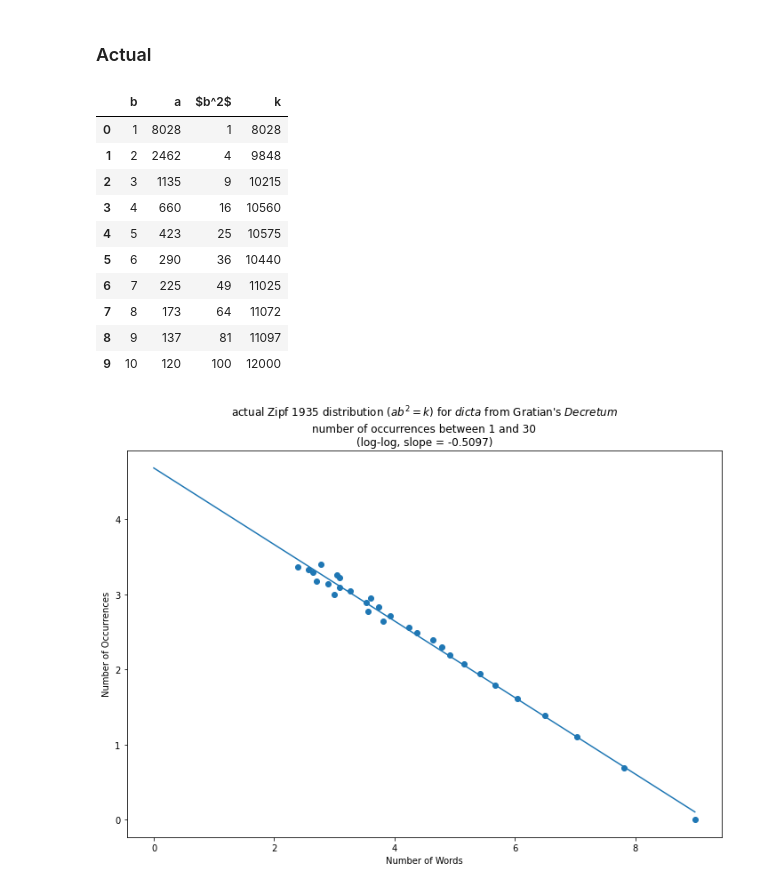
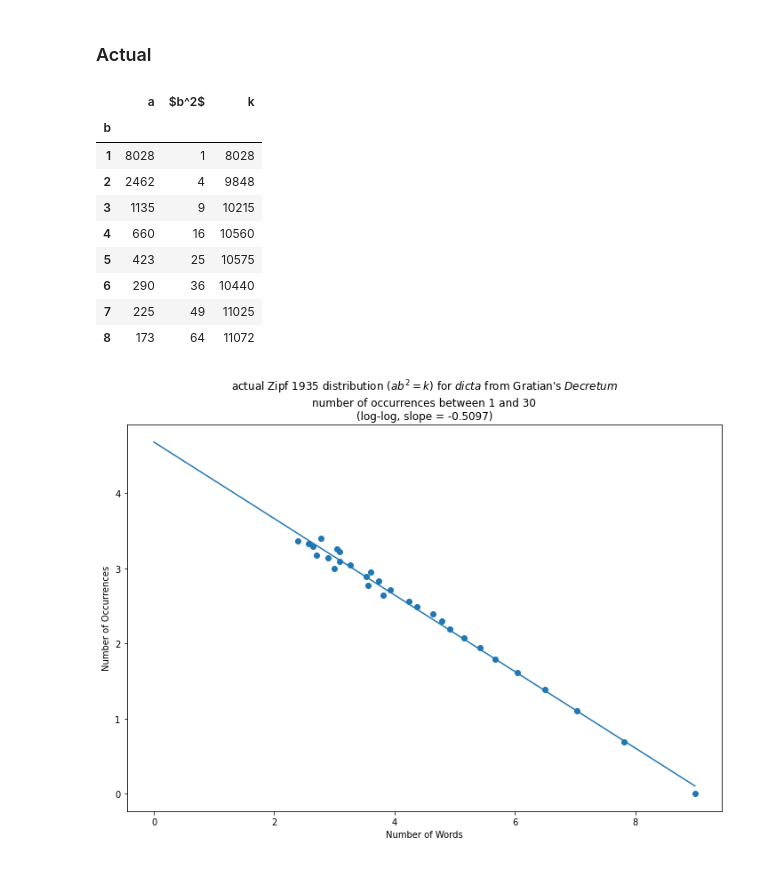
Before and after one commit to decretist/Dissertation, a Jupyter notebook: Notebooks/Zipf/Zipf35.ipynb, the cells around one changed output. Saved outputs shown, nothing was run; the diff lists cells and outputs as text; code cells hidden in the pictures.

Commit message:
Update Zipf 1935 notebook and section

```diff
--- a/Notebooks/Zipf/Zipf35.ipynb
+++ b/Notebooks/Zipf/Zipf35.ipynb
@@ -136,28 +147,29 @@ def zipf_1935_actual(features, limit):
 # %%
 import pandas as pd
 
 samples = ['Gratian0', 'Gratian1', 'dePen', 'Gratian2']
 features = get_features(samples)
-limit = 30 # Figure_Zy
-# limit = len(features) # Figure_Zz
-data_points = zipf_1935_actual(features, limit)
+data_points = zipf_1935_actual(features, 30) # Figure_Zy
 words, occurrences = zip(*data_points)
 df = pd.DataFrame({'b': pd.Series(list(occurrences)), 'a': pd.Series(list(words))})
 df['$b^2$'] = df['b'] ** 2
 df['k'] = df['a'] * df['$b^2$']
-df.head(10)
+df.set_index('b', inplace = True)
+f = open('./table.md', 'w')
+f.write(df.to_markdown())
+f.close()
+df.head(8)
 # %% [output]
-|  | b | a | $b^2$ | k |
-| 0 | 1 | 8028 | 1 | 8028 |
-| 1 | 2 | 2462 | 4 | 9848 |
-| 2 | 3 | 1135 | 9 | 10215 |
-| 3 | 4 | 660 | 16 | 10560 |
-| 4 | 5 | 423 | 25 | 10575 |
-| 5 | 6 | 290 | 36 | 10440 |
-| 6 | 7 | 225 | 49 | 11025 |
-| 7 | 8 | 173 | 64 | 11072 |
-| 8 | 9 | 137 | 81 | 11097 |
-| 9 | 10 | 120 | 100 | 12000 |
+|  | a | $b^2$ | k |
+| b |  |  |  |
+| 1 | 8028 | 1 | 8028 |
+| 2 | 2462 | 4 | 9848 |
+| 3 | 1135 | 9 | 10215 |
+| 4 | 660 | 16 | 10560 |
+| 5 | 423 | 25 | 10575 |
+| 6 | 290 | 36 | 10440 |
+| 7 | 225 | 49 | 11025 |
+| 8 | 173 | 64 | 11072 |
 # %%
 pp.figure(figsize=(12, 8)) # Jupyter
 # pp.figure(figsize=(6.4, 5.6), dpi=300) # print
```
Also changed, not shown: parts of 4 cells of this notebook, 2 other files.
